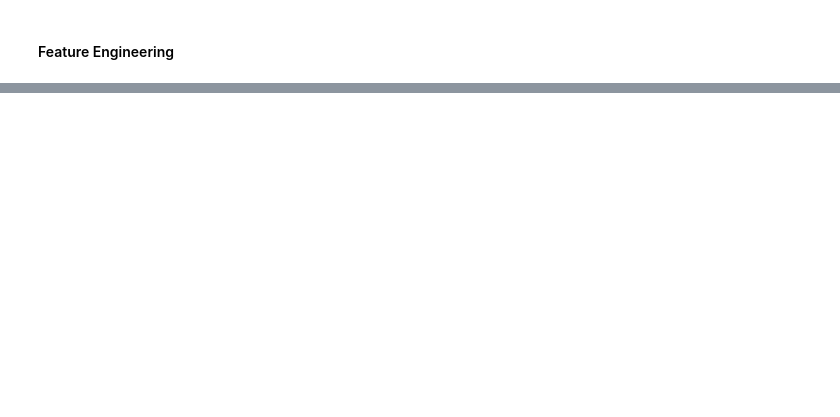
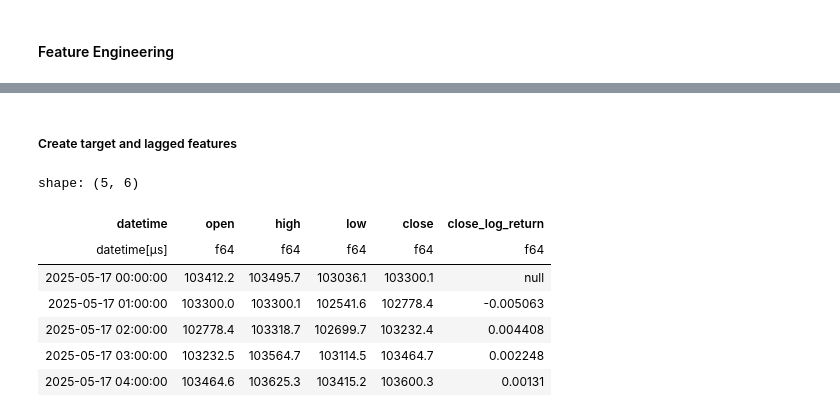
Before and after one commit to tech-ml-quant-luv/Machine-Learning-Engineer-in-Quant, a Jupyter notebook: Machine_learning_projects/quant_trading_strategy_from_scratch/build_predictive_model.ipynb, the cells around one changed output, grey strips where cells are left out. Cells and saved outputs as stored; diff of their text form; code cells hidden in the pictures; blank space fills up the shorter version.

```diff
--- a/Machine_learning_projects/quant_trading_strategy_from_scratch/build_predictive_model.ipynb
+++ b/Machine_learning_projects/quant_trading_strategy_from_scratch/build_predictive_model.ipynb
@@ -97,0 +118,15 @@ research.plot_dyn_timeseries(ts, sym, "close", time_interval)
+# %% [markdown]
+##### Create target and lagged features
+# %%
+ts = ts.with_columns((pl.col("close")/pl.col("close").shift(forecast_horizon)).log().alias("close_log_return"))
+# %%
+ts.head()
+# %% [output]
+shape: (5, 6)
+| datetime | open | high | low | close | close_log_return |
+| datetime[μs] | f64 | f64 | f64 | f64 | f64 |
+| 2025-05-17 00:00:00 | 103412.2 | 103495.7 | 103036.1 | 103300.1 | null |
+| 2025-05-17 01:00:00 | 103300.0 | 103300.1 | 102541.6 | 102778.4 | -0.005063 |
+| 2025-05-17 02:00:00 | 102778.4 | 103318.7 | 102699.7 | 103232.4 | 0.004408 |
+| 2025-05-17 03:00:00 | 103232.5 | 103564.7 | 103114.5 | 103464.7 | 0.002248 |
+| 2025-05-17 04:00:00 | 103464.6 | 103625.3 | 103415.2 | 103600.3 | 0.00131 |
```
Also changed, not shown: parts of 3 cells of this notebook, 11 other files.
